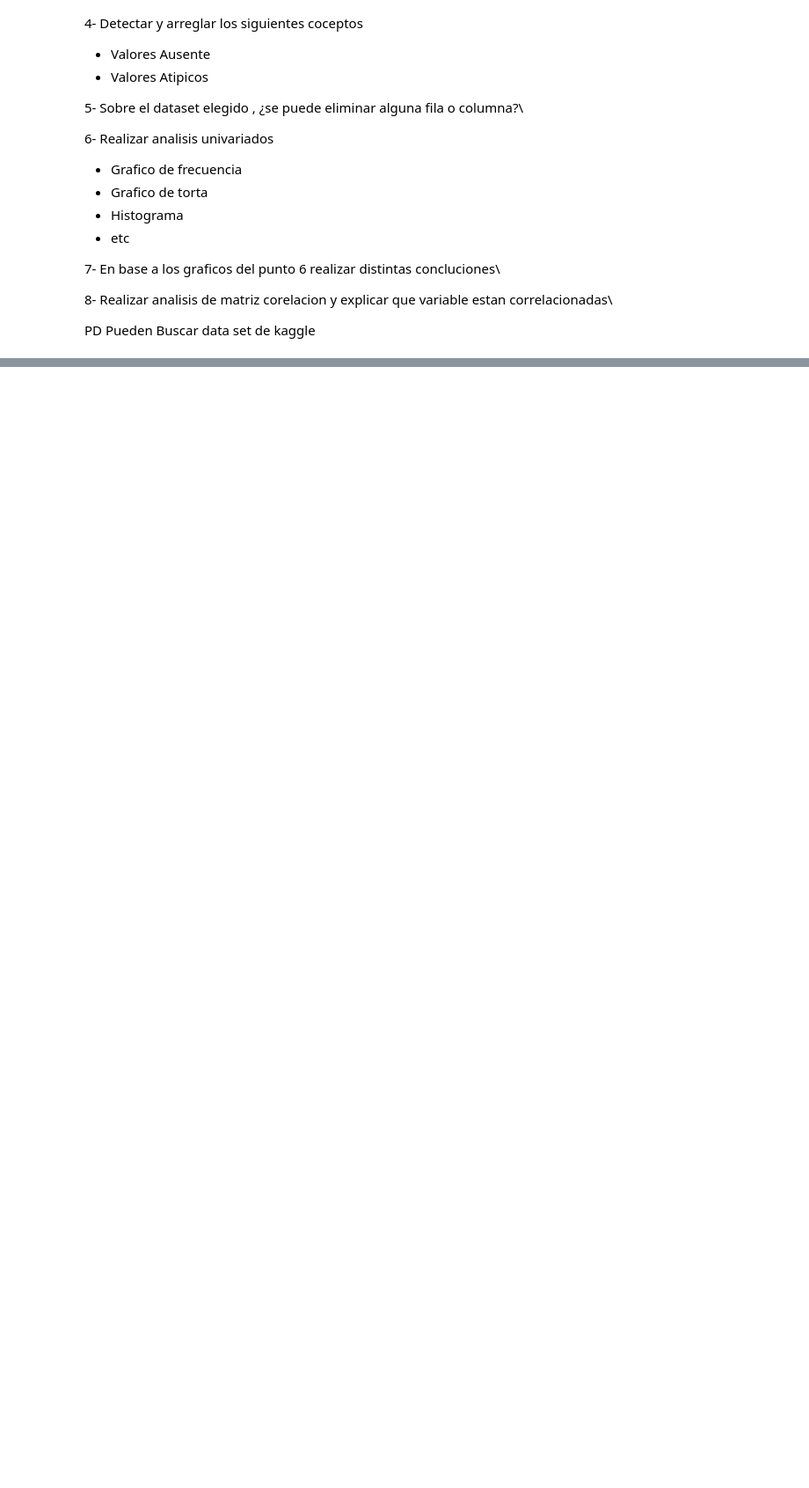
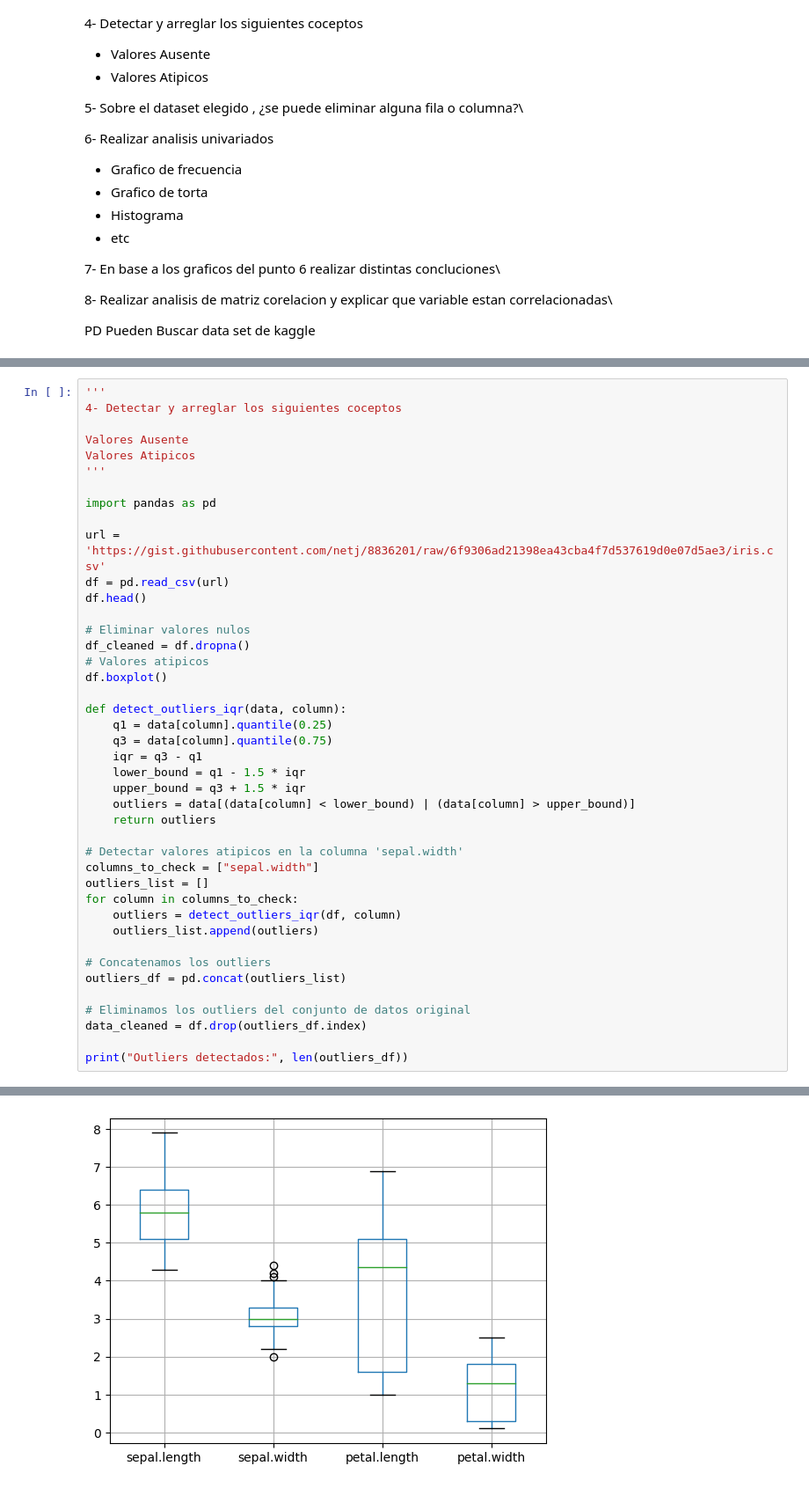
Before and after one commit to ema14bdt/introduccion_ciencia_de_datos, a Jupyter notebook: Copia_de_TP3_TP4_Comision_4.ipynb, the cells around one changed output, grey strips where cells are left out. Shown: that part at 88% size. Cells and saved outputs as stored; diff of their text form; blank space fills up the shorter version.

```diff
--- a/Copia_de_TP3_TP4_Comision_4.ipynb
+++ b/Copia_de_TP3_TP4_Comision_4.ipynb
@@ -519,0 +537,43 @@ PD Pueden Buscar data set de kaggle
+# %%
+'''
+4- Detectar y arreglar los siguientes coceptos
+
+Valores Ausente
+Valores Atipicos
+'''
+
+import pandas as pd
+
+url = 'https://gist.githubusercontent.com/netj/8836201/raw/6f9306ad21398ea43cba4f7d537619d0e07d5ae3/iris.csv'
+df = pd.read_csv(url)
+df.head()
+
+# Eliminar valores nulos
+df_cleaned = df.dropna()
+# Valores atipicos
+df.boxplot()
+
+def detect_outliers_iqr(data, column):
+    q1 = data[column].quantile(0.25)
+    q3 = data[column].quantile(0.75)
+    iqr = q3 - q1
+    lower_bound = q1 - 1.5 * iqr
+    upper_bound = q3 + 1.5 * iqr
+    outliers = data[(data[column] < lower_bound) | (data[column] > upper_bound)]
+    return outliers
+
+# Detectar valores atipicos en la columna 'sepal.width'
+columns_to_check = ["sepal.width"]
+outliers_list = []
+for column in columns_to_check:
+    outliers = detect_outliers_iqr(df, column)
+    outliers_list.append(outliers)
+
+# Concatenamos los outliers
+outliers_df = pd.concat(outliers_list)
+
+# Eliminamos los outliers del conjunto de datos original
+data_cleaned = df.drop(outliers_df.index)
+
+print("Outliers detectados:", len(outliers_df))
+# %% [output]
@@ -519,0 +581 @@ PD Pueden Buscar data set de kaggle
+[figure, added]
```
Also changed, not shown: parts of 10 cells of this notebook.
